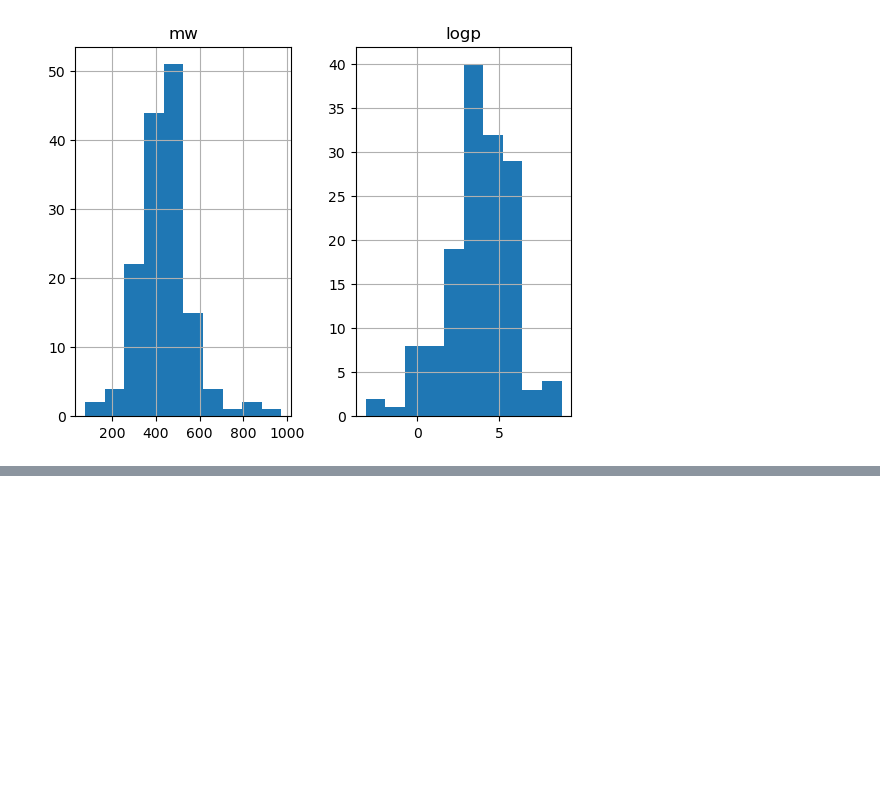
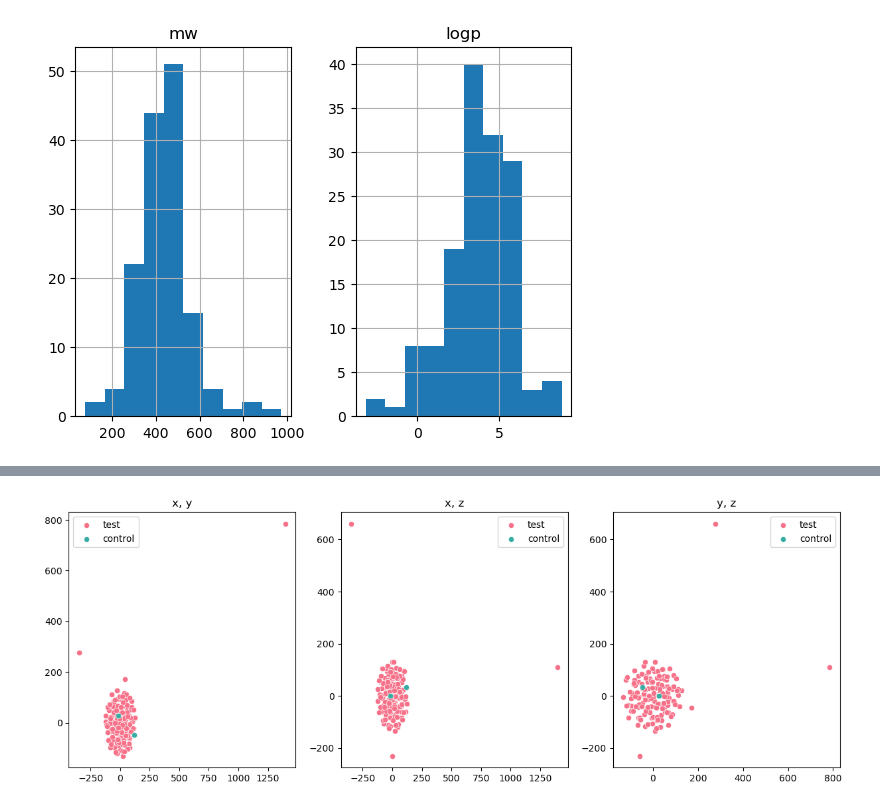
Before and after one commit to arazthexd/Kaggle_SCP, a Jupyter notebook: notebooks/0_EDA.ipynb, the cells around one changed output, grey strips where cells are left out. Saved outputs shown, nothing was run; the diff lists cells and outputs as text; code cells hidden in the pictures; blank space fills up the shorter version.

```diff
--- a/notebooks/0_EDA.ipynb
+++ b/notebooks/0_EDA.ipynb
@@ -198,0 +243,22 @@ array([[<Axes: title={'center': 'mw'}>, <Axes: title={'center': 'logp'}>]],
+# %%
+tsne = TSNE(n_components=3)
+tsne_mols = tsne.fit_transform(mol_fps_array)
+
+x, y, z = tsne_mols.T
+sns.set_palette("husl", n_colors=2)
+fig, axes = plt.subplots(ncols=3, figsize=(15, 5))
+axes[0].set_title("x, y")
+sns.scatterplot(x=x, y=y, ax=axes[0], legend=True)
+sns.scatterplot(x=x[control_idx], y=y[control_idx], ax=axes[0], legend=True)
+axes[0].legend(["test", "control"])
+axes[1].set_title("x, z")
+sns.scatterplot(x=x, y=z, ax=axes[1])
+sns.scatterplot(x=x[control_idx], y=z[control_idx], ax=axes[1], legend=True)
+axes[1].legend(["test", "control"])
+axes[2].set_title("y, z")
+sns.scatterplot(x=y, y=z, ax=axes[2])
+sns.scatterplot(x=y[control_idx], y=z[control_idx], ax=axes[2], legend=True)
+axes[2].legend(["test", "control"])
+plt.show()
+# %% [output]
+[figure, added]
```
Also changed, not shown: parts of 14 cells of this notebook, 1 other file.
